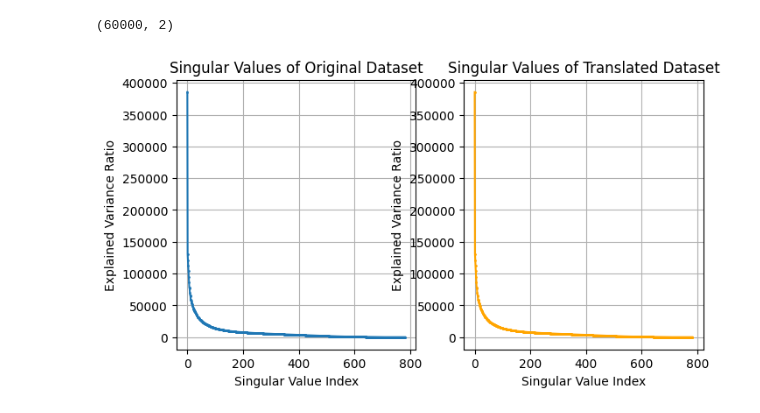
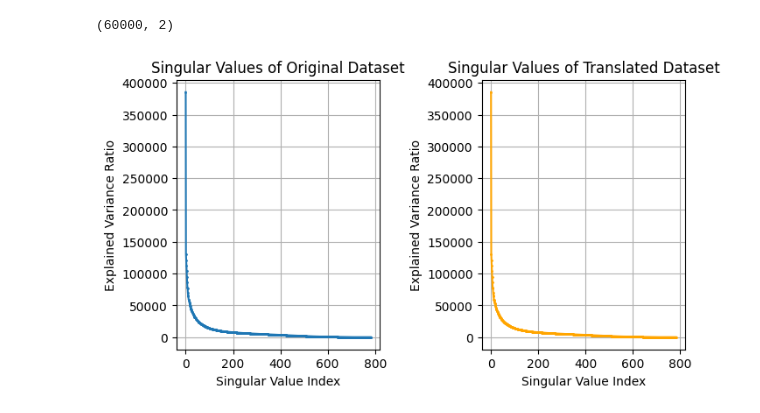
Before and after one commit to jlpercy/DimensionReductionMNIST, a Jupyter notebook: translation.ipynb, the cells around one changed output. Cells and saved outputs as stored; diff of their text form; code cells hidden in the pictures.

```diff
--- a/translation.ipynb
+++ b/translation.ipynb
@@ -44,17 +44,20 @@ X_translated_svd = svd_translated.fit_transform(translated_images)
 # %%
 plt.figure(figsize=(12, 4))
 plt.subplot(131)
 plt.plot(svd.singular_values_, marker='o', markersize=1)
 plt.title("Singular Values of Original Dataset")
 plt.xlabel("Singular Value Index")
 plt.ylabel("Explained Variance Ratio")
 plt.grid(True)
 
 plt.subplot(132)
 plt.plot(svd_translated.singular_values_, marker='o', color='orange', markersize=1)
 plt.title("Singular Values of Translated Dataset")
 plt.xlabel("Singular Value Index")
 plt.ylabel("Explained Variance Ratio")
 plt.grid(True)
+
+plt.subplots_adjust(wspace=0.5)
+plt.show()
 # %% [output]
-[figure, old version]
+[figure, new version]
```
Also changed, not shown: 3 other files.
